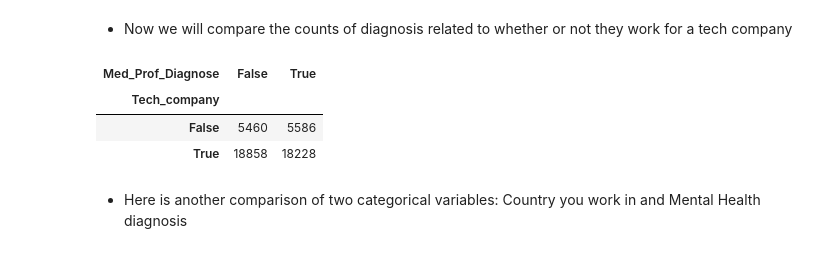
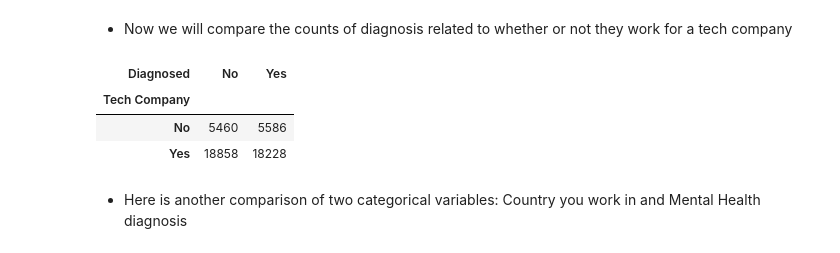
Before and after one commit to emmablumenkrantz/PUBH1142, a Jupyter notebook: Analysis_MHIT.ipynb, the cells around one changed output. Saved outputs shown, nothing was run; the diff lists cells and outputs as text; code cells hidden in the pictures.

```diff
--- a/Analysis_MHIT.ipynb
+++ b/Analysis_MHIT.ipynb
@@ -117,11 +78,13 @@ Name: proportion, dtype: float64
 # %%
 # Make a neat table with tech company and diagnosis counts
 pd.crosstab(os['Tech_company'], os['Med_Prof_Diagnose'])
+# add labels
+pd.crosstab(os['Tech_company'], os['Med_Prof_Diagnose'], rownames=['Tech Company'], colnames=['Diagnosed']).rename(columns={0: 'No', 1: 'Yes'}).rename(index={0: 'No', 1: 'Yes'})
 # %% [output]
-| Med_Prof_Diagnose | False | True |
-| Tech_company |  |  |
-| False | 5460 | 5586 |
-| True | 18858 | 18228 |
+| Diagnosed | No | Yes |
+| Tech Company |  |  |
+| No | 5460 | 5586 |
+| Yes | 18858 | 18228 |
 # %% [markdown]
 - Here is another comparison of two categorical variables: Country you work in and Mental Health diagnosis
 # %%
```
Also changed, not shown: parts of 11 cells of this notebook.
